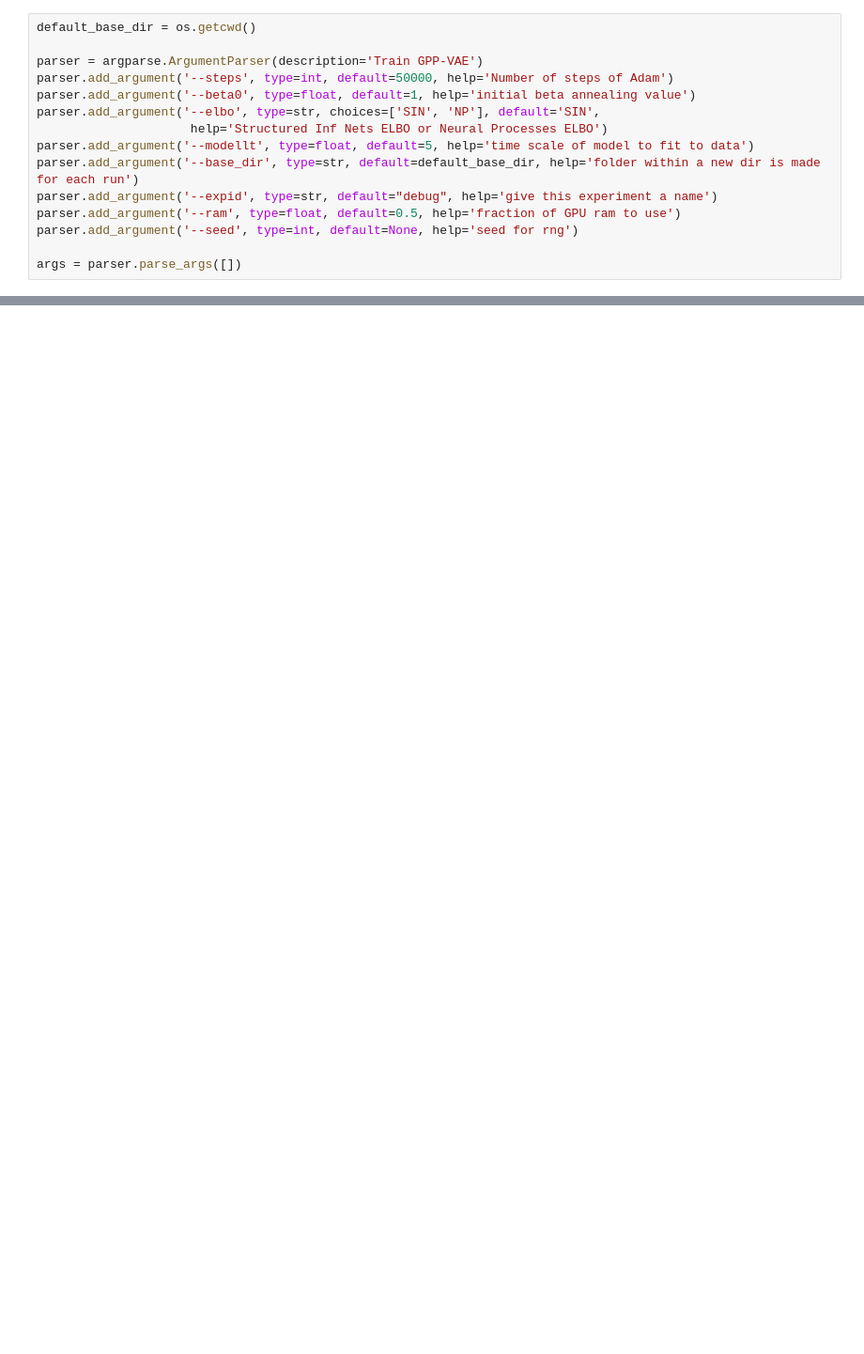
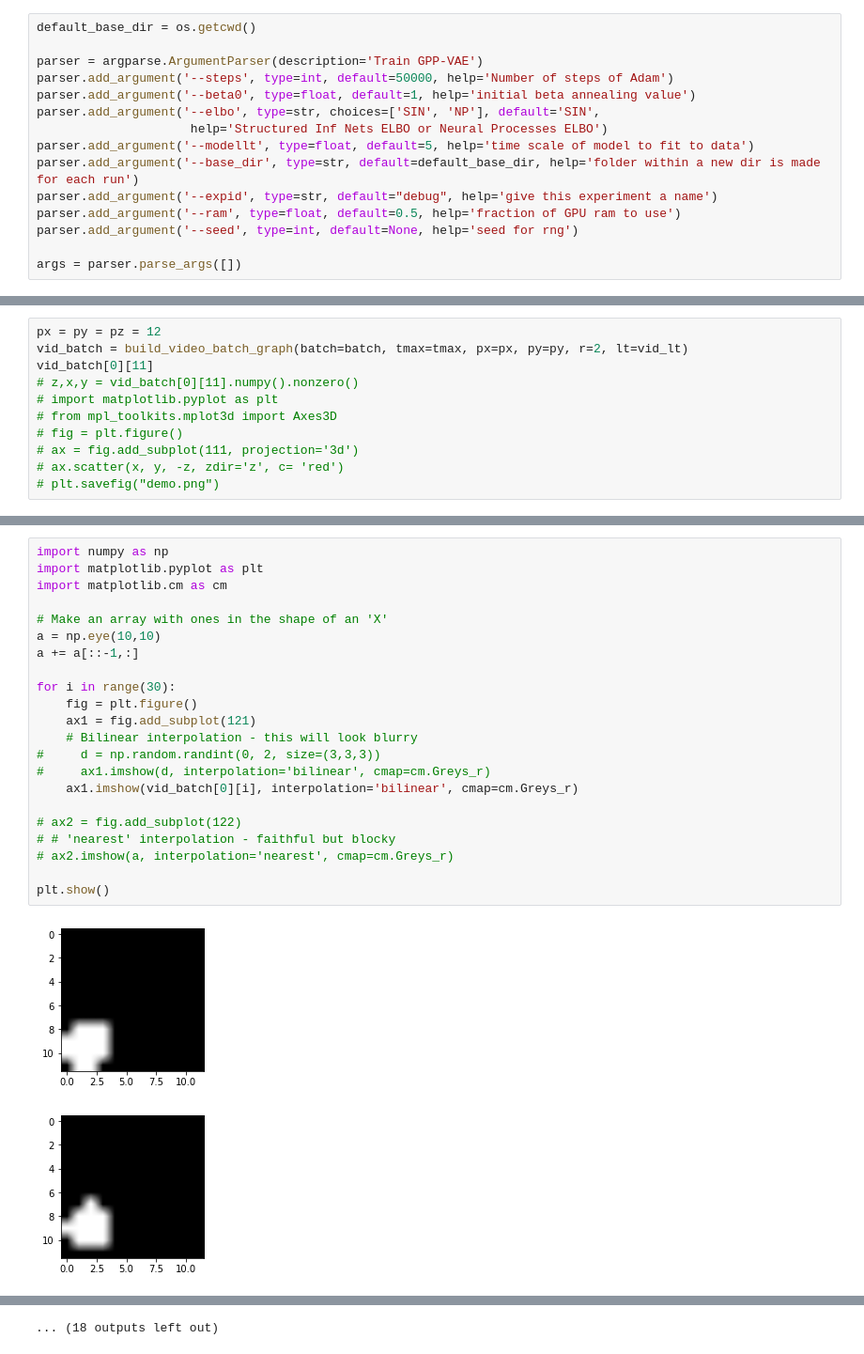
Before and after one commit to bdubey/gpvae_latent_3d, a Jupyter notebook: Rough.ipynb, the cells around one changed output, grey strips where cells are left out. Shown at 94% size. Cells and saved outputs as stored; diff of their text form; blank space fills up the shorter version.

```diff
--- a/Rough.ipynb
+++ b/Rough.ipynb
@@ -56,0 +165,11 @@ ValueError: Dimensions must be equal, but are 2 and 3 for 'mul_183' (op: 'Mul')
+# %%
+px = py = pz = 12
+vid_batch = build_video_batch_graph(batch=batch, tmax=tmax, px=px, py=py, r=2, lt=vid_lt)
+vid_batch[0][11]
+# z,x,y = vid_batch[0][11].numpy().nonzero()
+# import matplotlib.pyplot as plt
+# from mpl_toolkits.mplot3d import Axes3D
+# fig = plt.figure()
+# ax = fig.add_subplot(111, projection='3d')
+# ax.scatter(x, y, -z, zdir='z', c= 'red')
+# plt.savefig("demo.png")
@@ -56,0 +190,25 @@ ValueError: Dimensions must be equal, but are 2 and 3 for 'mul_183' (op: 'Mul')
+# %%
+import numpy as np
+import matplotlib.pyplot as plt
+import matplotlib.cm as cm
+
+# Make an array with ones in the shape of an 'X'
+a = np.eye(10,10)
+a += a[::-1,:]
+
+for i in range(30):
+    fig = plt.figure()
+    ax1 = fig.add_subplot(121)
+    # Bilinear interpolation - this will look blurry
+#     d = np.random.randint(0, 2, size=(3,3,3))
+#     ax1.imshow(d, interpolation='bilinear', cmap=cm.Greys_r)
+    ax1.imshow(vid_batch[0][i], interpolation='bilinear', cmap=cm.Greys_r)
+
+# ax2 = fig.add_subplot(122)
+# # 'nearest' interpolation - faithful but blocky
+# ax2.imshow(a, interpolation='nearest', cmap=cm.Greys_r)
+
+plt.show()
+# %% [output]
+[figure, added]
+[figure, added]
@@ -56,0 +225 @@ ValueError: Dimensions must be equal, but are 2 and 3 for 'mul_183' (op: 'Mul')
+... (18 outputs left out)
```
Also changed, not shown: parts of 17 cells of this notebook, 6 other files.
